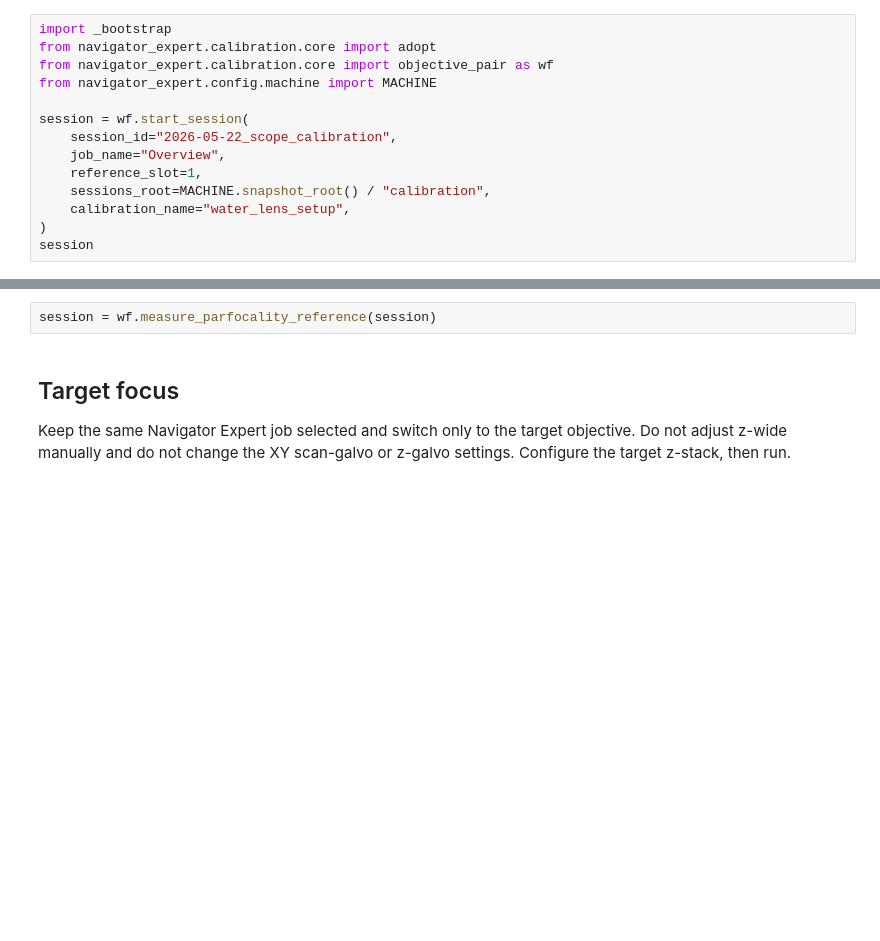
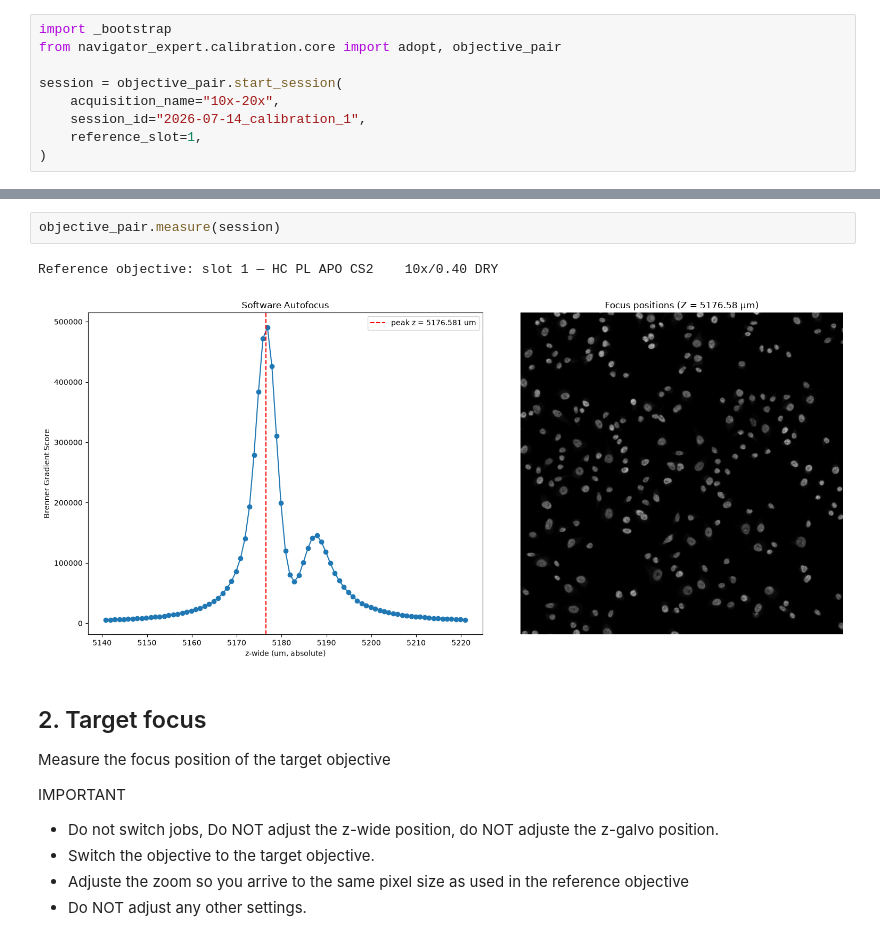
Before and after one commit to thomdehoog/ZMART-microscopy, a Jupyter notebook: zmart_drivers/leica/stellaris5_y42h93/navigator_expert/calibration/notebooks/calibrate_objective_pair.ipynb, the cells around one changed output, grey strips where cells are left out. Saved outputs shown, nothing was run; the diff lists cells and outputs as text; blank space fills up the shorter version.

Commit message:
Simplify Leica setup and calibration workflows

```diff
--- a/zmart_drivers/leica/stellaris5_y42h93/navigator_expert/calibration/notebooks/calibrate_objective_pair.ipynb
+++ b/zmart_drivers/leica/stellaris5_y42h93/navigator_expert/calibration/notebooks/calibrate_objective_pair.ipynb
@@ -55,14 +14,9 @@ warning — run that notebook first, or the left/right result can come out turne
 # %%
 import _bootstrap
-from navigator_expert.calibration.core import adopt
-from navigator_expert.calibration.core import objective_pair as wf
-from navigator_expert.config.machine import MACHINE
+from navigator_expert.calibration.core import adopt, objective_pair
 
-session = wf.start_session(
-    session_id="2026-05-22_scope_calibration",
-    job_name="Overview",
+session = objective_pair.start_session(
+    acquisition_name="10x-20x",
+    session_id="2026-07-14_calibration_1",
     reference_slot=1,
-    sessions_root=MACHINE.snapshot_root() / "calibration",
-    calibration_name="water_lens_setup",
 )
-session
@@ -75,9 +39,16 @@ z-galvo settings, then run.
 # %%
-session = wf.measure_parfocality_reference(session)
+objective_pair.measure(session)
+# %% [output]
+Reference objective: slot 1 — HC PL APO CS2    10x/0.40 DRY
+[figure, added]
 # %% [markdown]
-## Target focus
+## 2. Target focus
 
-Keep the same Navigator Expert job selected and switch only to the target
-objective. Do not adjust z-wide manually and do not change the XY scan-galvo or
-z-galvo settings. Configure the target z-stack, then run.
+Measure the focus position of the target objective
+
+IMPORTANT
+- Do not switch jobs, Do NOT adjust the z-wide position, do NOT adjuste the z-galvo position.
+- Switch the objective to the target objective.
+- Adjuste the zoom so you arrive to the same pixel size as used in the reference objective
+- Do NOT adjust any other settings.
 # %%
```
Also changed, not shown: parts of 15 cells of this notebook, 47 other files.
